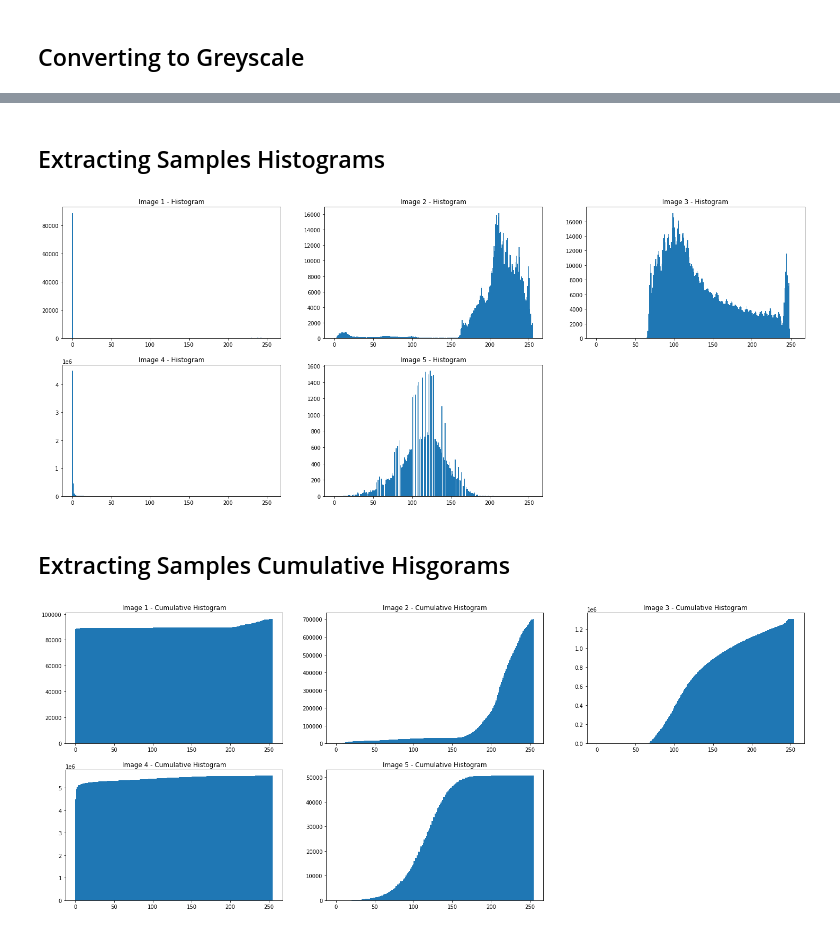
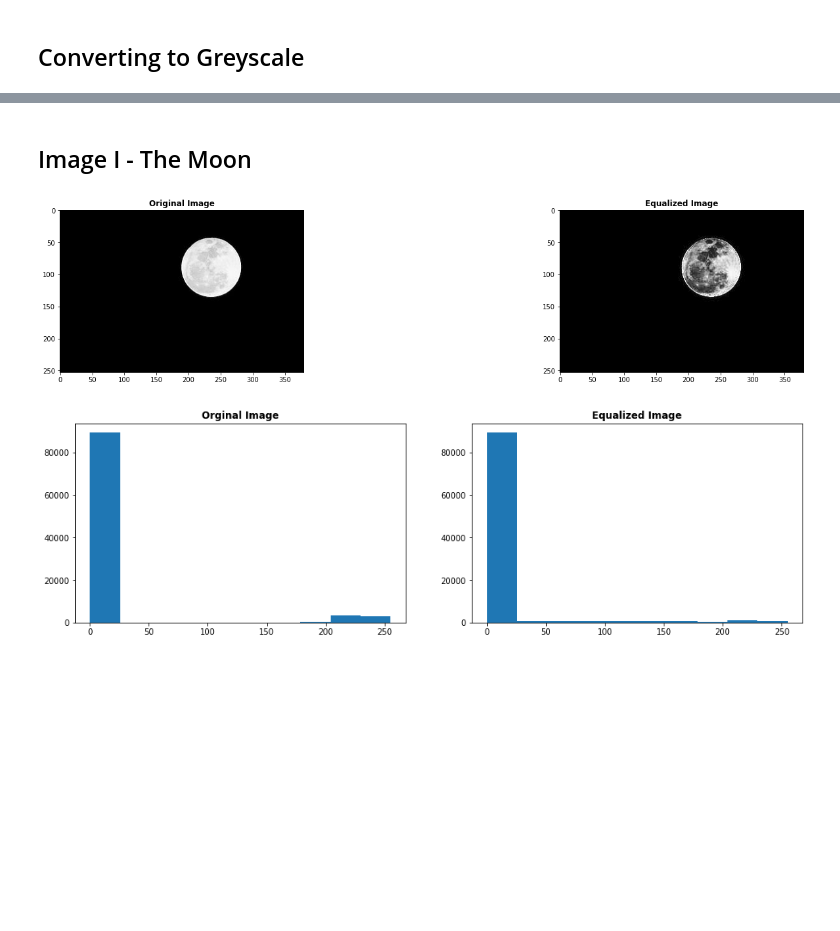
Before and after one commit to Ote-Leo/Guc-Courses, a Jupyter notebook: Computer-Vision/Computer-Vision-Assignment-3/main.ipynb, the cells around one changed output, grey strips where cells are left out. Drawn from its saved outputs; the diff is of its cells as text; code cells hidden in the pictures; blank space fills up the shorter version.

```diff
--- a/Computer-Vision/Computer-Vision-Assignment-3/main.ipynb
+++ b/Computer-Vision/Computer-Vision-Assignment-3/main.ipynb
@@ -30,14 +30,18 @@ def RenderImage(
 # %%
 def RenderHistograms(
     images: list[np.ndarray], titles: list[str],
-    nrows = 2, ncols = 3, figsize = (25, 10), cumulative = False
+    nrows = 2, ncols = 3, figsize = (25, 10), cumulative = False,
+    useBins = True
     ) -> None:
 
     plt.subplots(figsize = figsize)
     for i in range(len(images)):
         plt.subplot(nrows, ncols, (i + 1))
-        plt.title(titles[i])
-        plt.hist(images[i].flatten(), bins = np.arange(256), cumulative = cumulative)
+        plt.title(titles[i], fontsize = 12, weight = 'bold')
+        if useBins:
+            plt.hist(images[i].flatten(), bins = np.arange(256), cumulative = cumulative)
+        else:
+            plt.hist(images[i].flatten(), cumulative = cumulative)
 
     plt.show()
 # %% [markdown]
@@ -63,7 +67,7 @@ def TransformImage(image: np.ndarray, color_weights = [0.3, 0.59, 0.11]) -> np.n
 ### Description: This method is responsible for calculating the normal histogram count at each different grey level with its number of pixels
 # %%
 def CalculateHistogram(image: np.ndarray) -> np.ndarray:
-    return np.histogram(image.flatten(), bins = np.arange(256))[0]     # Well, that was too easy
+    return np.histogram(image.flatten(), bins = np.arange(257))[0]    # Well, that was too easy
 # %% [markdown]
 ## Calculate Cumulative Histogram
 # %% [markdown]
@@ -85,7 +89,7 @@ $$T(P) = \frac{255}{(N \times M) - [H_c(0)]} \times [H_c(P) - H_c(0)]$$
 where $T(P)$ is the new intensity calculated for intensity $P$, $(N \times M)$ is the size of the image rows multiplied by columns, $H_c(P)$ is the cumulative histogram of the pixel intensity & $H_c(0)$ is the cumulative histogram of pixel intensity 0
 # %%
 def CalculateEqualizedHistogram(cumulativeHistogram: np.ndarray) -> np.ndarray:
-    pass
+    return (255 / (cumulativeHistogram[-1] - cumulativeHistogram[0])) * (cumulativeHistogram - cumulativeHistogram[0])
 # %% [markdown]
 ## Calculate Equalized Image
 # %% [markdown]
@@ -95,6 +99,6 @@ def CalculateEqualizedHistogram(cumulativeHistogram: np.ndarray) -> np.ndarray:
 # %%
 def CalculateEqualizedImage(image: np.ndarray, equalizedHistorgram: np.ndarray) -> np.ndarray:
-    pass
+    return np.array([equalizedHistorgram[int(intensity)] for intensity in image.flatten()]).reshape(image.shape)
 # %% [markdown]
 # Part II - Optimal Thresholding
 # %% [markdown]
@@ -132,16 +136,10 @@ RenderImage(images = [image_1, image_2, image_3, image_4, image_5],
-# %% [markdown]
-## Extracting Samples Histograms
-# %%
-RenderHistograms(images = [image_1, image_2, image_3, image_4, image_5],
-                 titles = ['Image 1 - Histogram', 'Image 2 - Histogram', 'Image 3 - Histogram', 'Image 4 - Histogram', 'Image 5 - Histogram'])
-# %% [output]
-[figure, removed]
-# %% [markdown]
-## Extracting Samples Cumulative Hisgorams
-# %%
-RenderHistograms(images = [image_1, image_2, image_3, image_4, image_5],
-                 titles = ['Image 1 - Cumulative Histogram', 'Image 2 - Cumulative Histogram', 'Image 3 - Cumulative Histogram',
-                           'Image 4 - Cumulative Histogram', 'Image 5 - Cumulative Histogram'],
-                           cumulative = True)
-# %% [output]
-[figure, removed]
+# %% [markdown]
+## Image I - The Moon
+# %%
+image_1_equalized = CalculateEqualizedImage(image_1, CalculateEqualizedHistogram(CalculateCumulativeHistogram(CalculateHistogram(image_1))))
+
+RenderImage([image_1, image_1_equalized], ['Original Image', 'Equalized Image'], nrows = 2, ncols = 2)
+RenderHistograms([image_1, image_1_equalized], ['Orginal Image', 'Equalized Image'], useBins = False)
+# %% [output]
+[figure, added]
+[figure, added]
```
Also changed, not shown: parts of 12 cells of this notebook.
